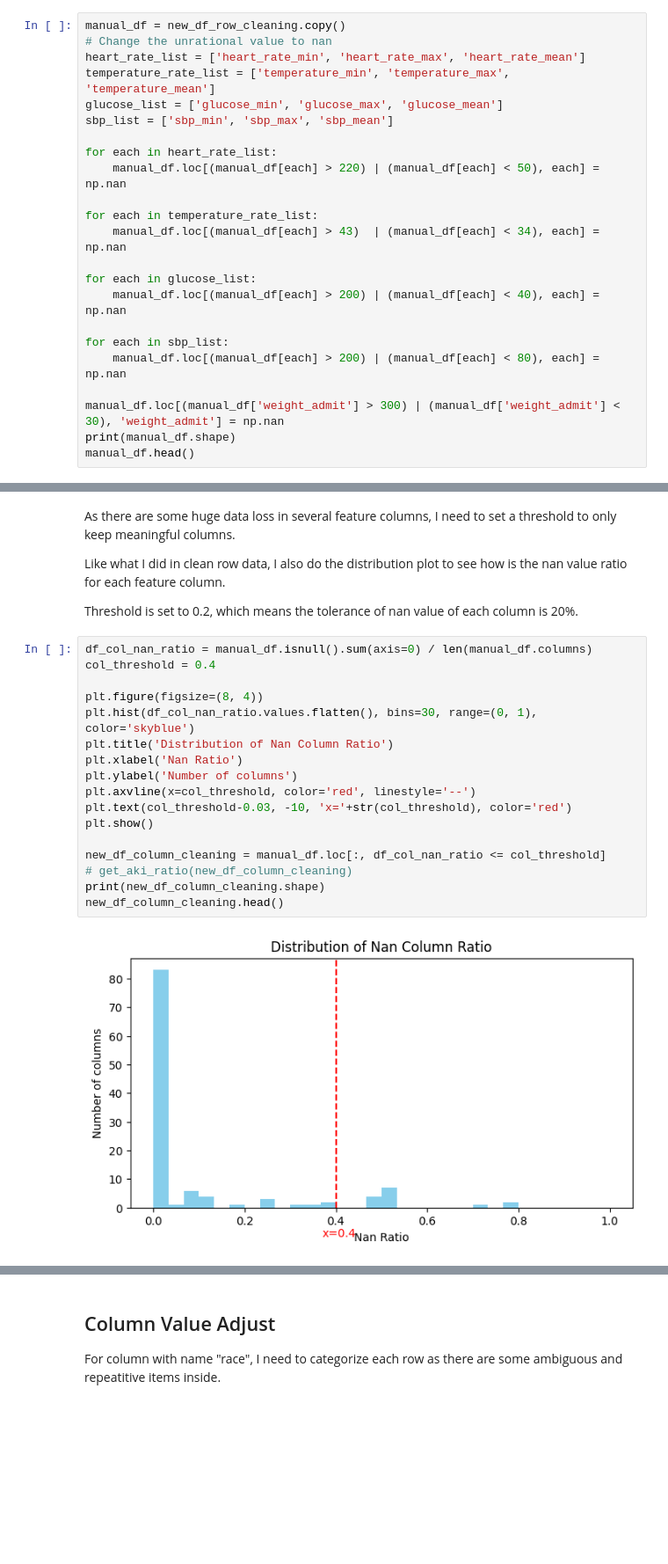
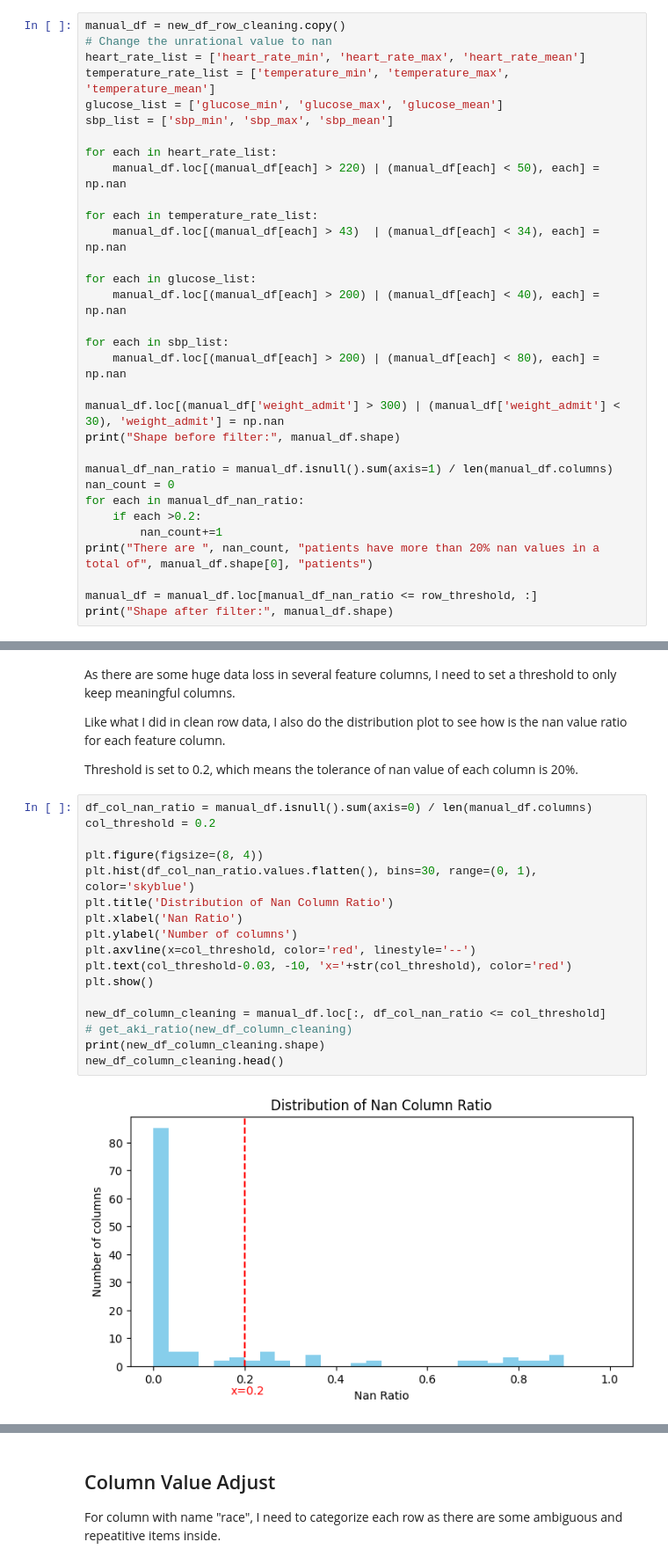
Before and after one commit to NUSLCC/SPH_Assignment1, a Jupyter notebook: assignment1.ipynb, the cells around one changed output, grey strips where cells are left out. Shown at 88% size. Cells and saved outputs as stored; diff of their text form; blank space fills up the shorter version.

Commit message:
recleaning after setting the boundary for some indicator like heatrate and sbp

```diff
--- a/assignment1.ipynb
+++ b/assignment1.ipynb
@@ -136,6 +129,15 @@ for each in sbp_list:
     manual_df.loc[(manual_df[each] > 200) | (manual_df[each] < 80), each] = np.nan
 
 manual_df.loc[(manual_df['weight_admit'] > 300) | (manual_df['weight_admit'] < 30), 'weight_admit'] = np.nan
-print(manual_df.shape)
-manual_df.head()
+print("Shape before filter:", manual_df.shape)
+
+manual_df_nan_ratio = manual_df.isnull().sum(axis=1) / len(manual_df.columns)
+nan_count = 0
+for each in manual_df_nan_ratio:
+    if each >0.2:
+        nan_count+=1
+print("There are ", nan_count, "patients have more than 20% nan values in a total of", manual_df.shape[0], "patients")
+
+manual_df = manual_df.loc[manual_df_nan_ratio <= row_threshold, :]
+print("Shape after filter:", manual_df.shape)
 # %% [output]
@@ -155,20 +152,20 @@ Like what I did in clean row data, I also do the distribution plot to see how is
 Threshold is set to 0.2, which means the tolerance of nan value of each column is 20%.
 # %%
 df_col_nan_ratio = manual_df.isnull().sum(axis=0) / len(manual_df.columns)
-col_threshold = 0.4
+col_threshold = 0.2
 
 plt.figure(figsize=(8, 4))
 plt.hist(df_col_nan_ratio.values.flatten(), bins=30, range=(0, 1), color='skyblue')
 plt.title('Distribution of Nan Column Ratio')
 plt.xlabel('Nan Ratio')
 plt.ylabel('Number of columns')
 plt.axvline(x=col_threshold, color='red', linestyle='--')
 plt.text(col_threshold-0.03, -10, 'x='+str(col_threshold), color='red')
 plt.show()
 
 new_df_column_cleaning = manual_df.loc[:, df_col_nan_ratio <= col_threshold]
 # get_aki_ratio(new_df_column_cleaning)
 print(new_df_column_cleaning.shape)
 new_df_column_cleaning.head()
 # %% [output]
-[figure, old version]
+[figure, new version]
```
Also changed, not shown: parts of 13 cells of this notebook.
